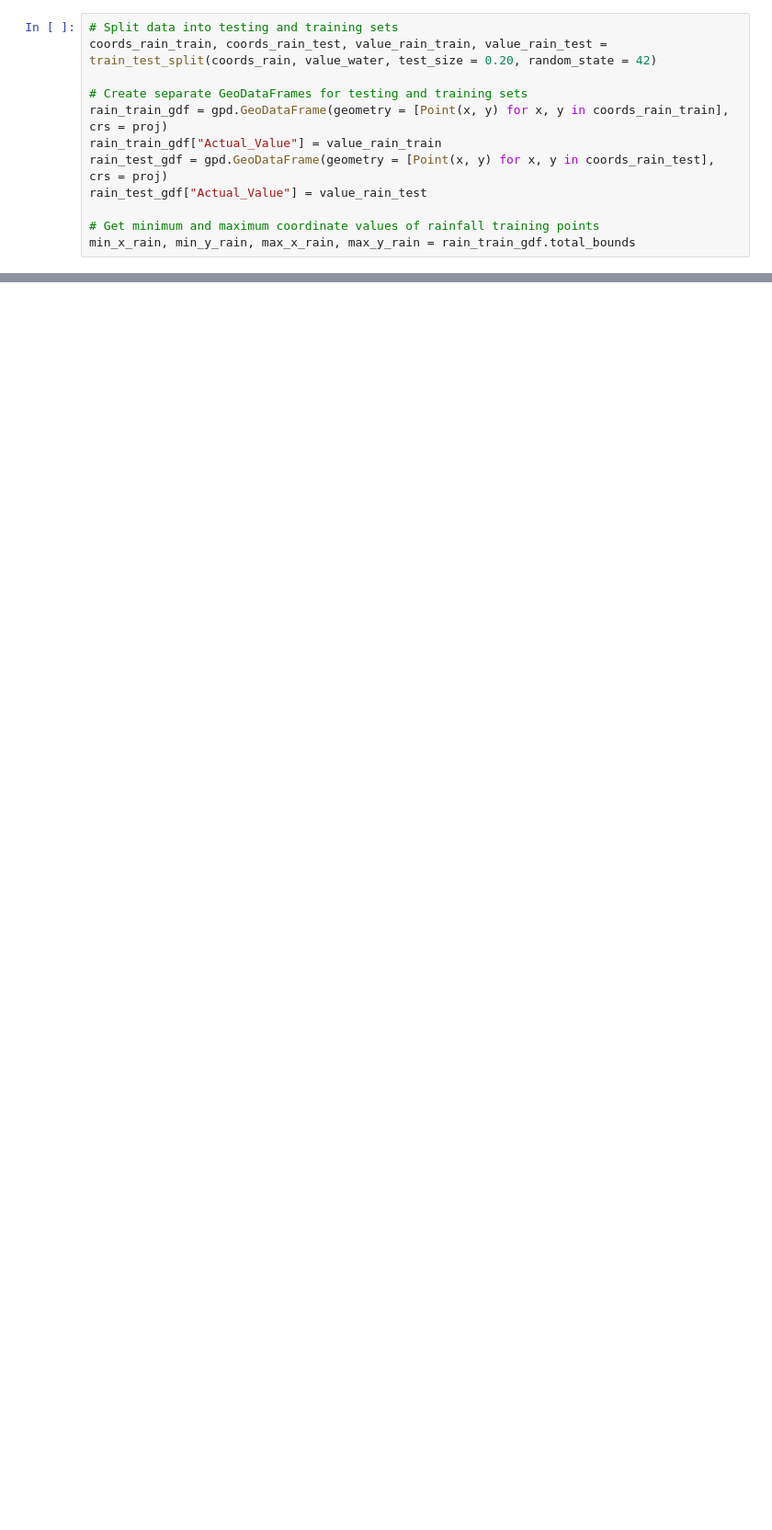
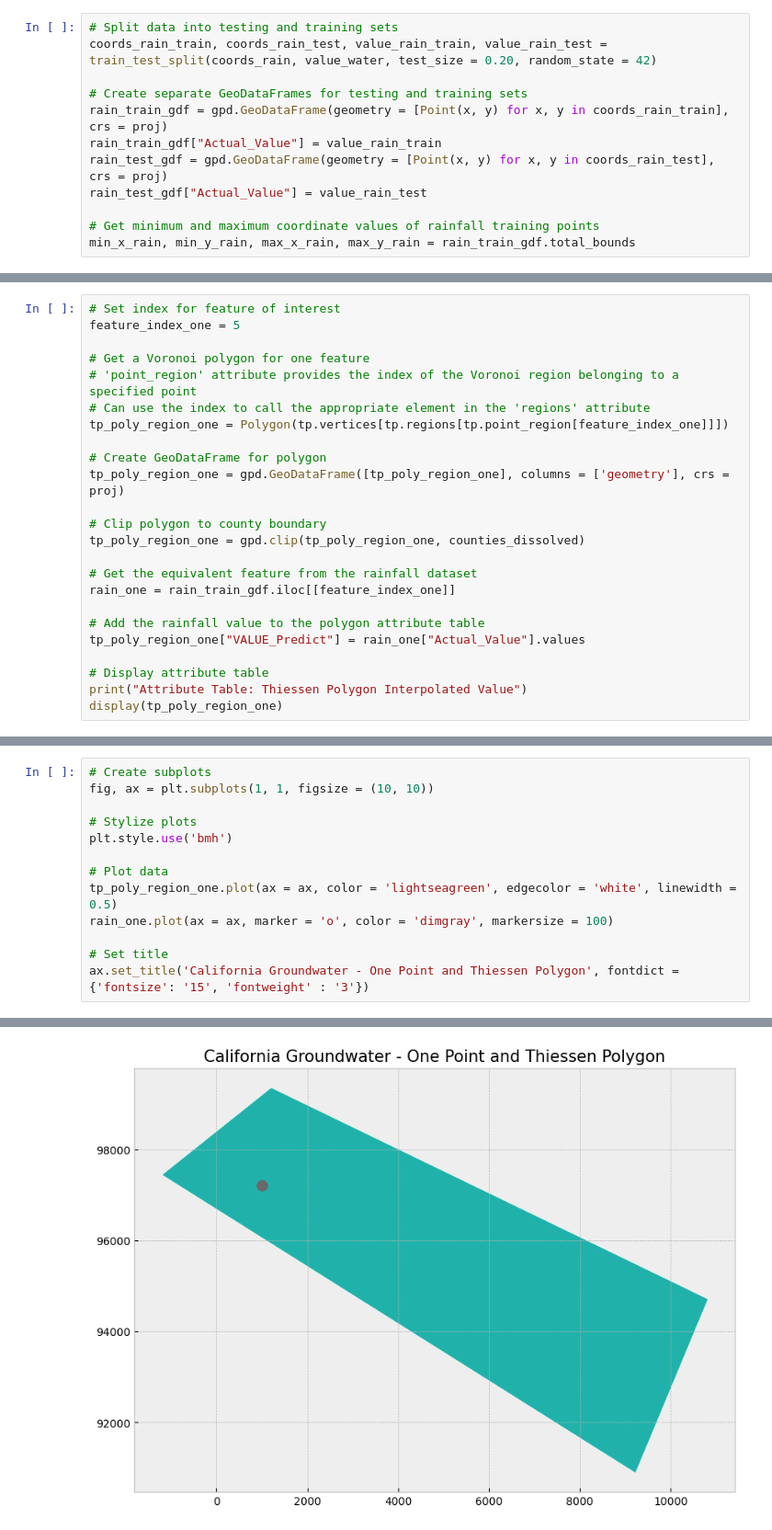
Before and after one commit to fivecheesetortellini/mozzarella, a Jupyter notebook: spatial_interpolation/ca_interpolations.ipynb, the cells around one changed output, grey strips where cells are left out. Shown at 92% size. Drawn from its saved outputs; the diff is of its cells as text; blank space fills up the shorter version.

```diff
--- a/spatial_interpolation/ca_interpolations.ipynb
+++ b/spatial_interpolation/ca_interpolations.ipynb
@@ -111,0 +239,24 @@ Text(0.5, 1.0, 'San Francisco Bay Area - Groundwater Measurement Locations')
+# %%
+# Set index for feature of interest
+feature_index_one = 5
+
+# Get a Voronoi polygon for one feature
+# 'point_region' attribute provides the index of the Voronoi region belonging to a specified point
+# Can use the index to call the appropriate element in the 'regions' attribute
+tp_poly_region_one = Polygon(tp.vertices[tp.regions[tp.point_region[feature_index_one]]])
+
+# Create GeoDataFrame for polygon
+tp_poly_region_one = gpd.GeoDataFrame([tp_poly_region_one], columns = ['geometry'], crs = proj)
+
+# Clip polygon to county boundary
+tp_poly_region_one = gpd.clip(tp_poly_region_one, counties_dissolved)
+
+# Get the equivalent feature from the rainfall dataset
+rain_one = rain_train_gdf.iloc[[feature_index_one]]
+
+# Add the rainfall value to the polygon attribute table
+tp_poly_region_one["VALUE_Predict"] = rain_one["Actual_Value"].values
+
+# Display attribute table
+print("Attribute Table: Thiessen Polygon Interpolated Value")
+display(tp_poly_region_one)
@@ -111,0 +267,14 @@ Text(0.5, 1.0, 'San Francisco Bay Area - Groundwater Measurement Locations')
+# %%
+# Create subplots
+fig, ax = plt.subplots(1, 1, figsize = (10, 10))
+
+# Stylize plots
+plt.style.use('bmh')
+
+# Plot data
+tp_poly_region_one.plot(ax = ax, color = 'lightseagreen', edgecolor = 'white', linewidth = 0.5)
+rain_one.plot(ax = ax, marker = 'o', color = 'dimgray', markersize = 100)
+
+# Set title
+ax.set_title('California Groundwater - One Point and Thiessen Polygon', fontdict = {'fontsize': '15', 'fontweight' : '3'})
+# %% [output]
@@ -111,0 +282 @@ Text(0.5, 1.0, 'San Francisco Bay Area - Groundwater Measurement Locations')
+[figure, added]
```
Also changed, not shown: parts of 10 cells of this notebook.
